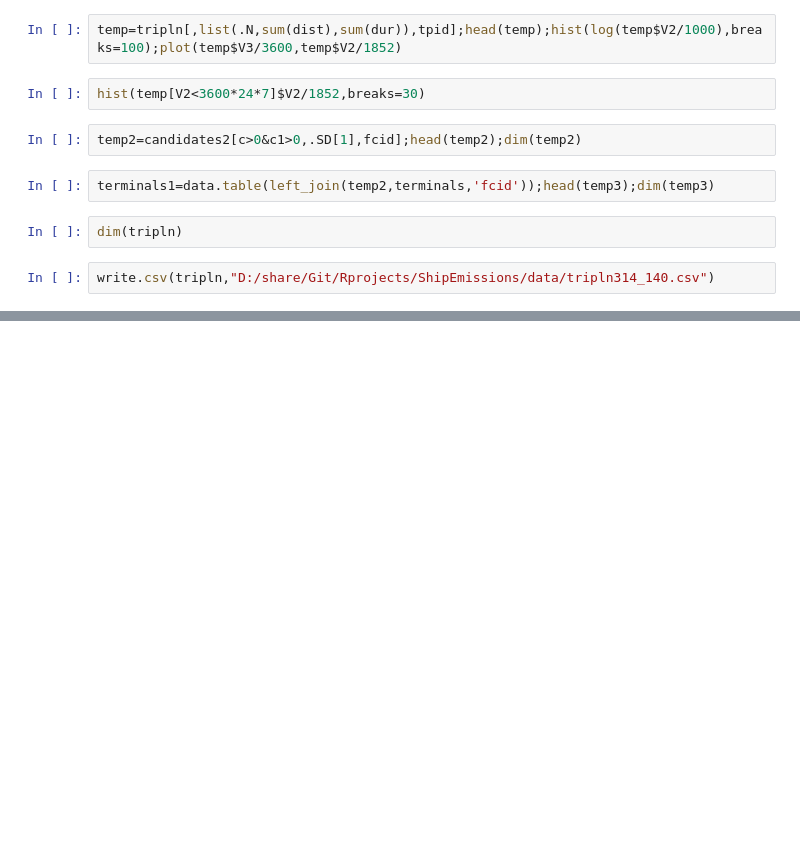
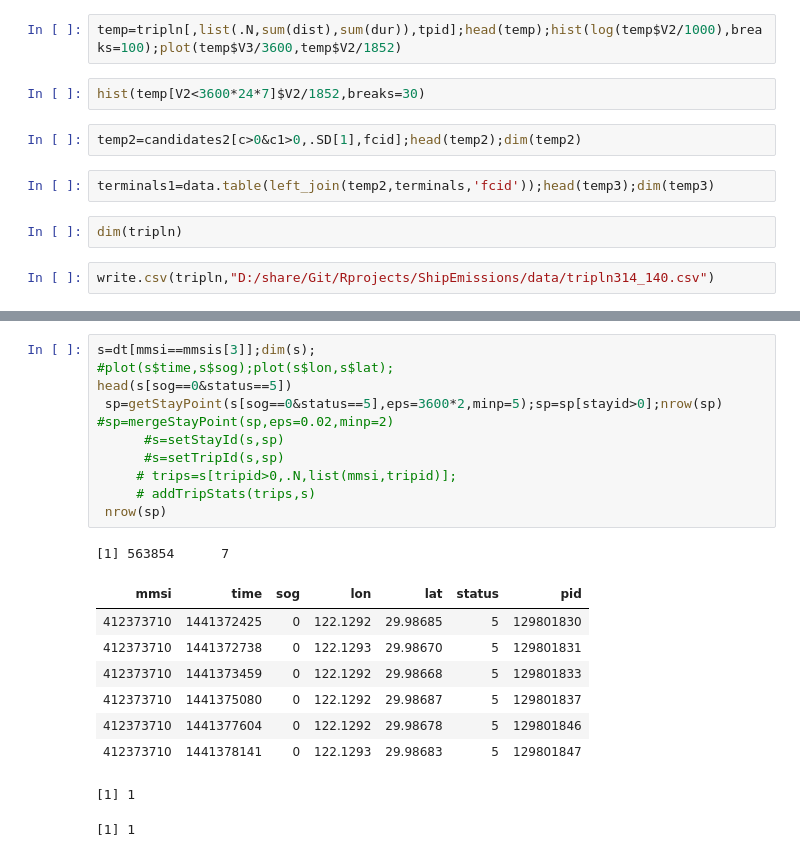
Before and after one commit to cynsky/ShipEmissions, a Jupyter notebook: notebook/GLOBAL_CONTAINER_TERMINAL_YEAR_SMU_R.ipynb, the cells around one changed output, grey strips where cells are left out. Saved outputs shown, nothing was run; the diff lists cells and outputs as text; blank space fills up the shorter version.

```diff
--- a/notebook/GLOBAL_CONTAINER_TERMINAL_YEAR_SMU_R.ipynb
+++ b/notebook/GLOBAL_CONTAINER_TERMINAL_YEAR_SMU_R.ipynb
@@ -378,0 +538,22 @@ write.csv(tripln,"D:/share/Git/Rprojects/ShipEmissions/data/tripln314_140.csv")
+# %%
+s=dt[mmsi==mmsis[3]];dim(s);
+#plot(s$time,s$sog);plot(s$lon,s$lat);
+head(s[sog==0&status==5])
+ sp=getStayPoint(s[sog==0&status==5],eps=3600*2,minp=5);sp=sp[stayid>0];nrow(sp)
+#sp=mergeStayPoint(sp,eps=0.02,minp=2)
+      #s=setStayId(s,sp)
+      #s=setTripId(s,sp)
+     # trips=s[tripid>0,.N,list(mmsi,tripid)];
+     # addTripStats(trips,s)
+ nrow(sp)
+# %% [output]
+[1] 563854      7
+| mmsi | time | sog | lon | lat | status | pid |
+| 412373710 | 1441372425 | 0 | 122.1292 | 29.98685 | 5 | 129801830 |
+| 412373710 | 1441372738 | 0 | 122.1293 | 29.98670 | 5 | 129801831 |
+| 412373710 | 1441373459 | 0 | 122.1292 | 29.98668 | 5 | 129801833 |
+| 412373710 | 1441375080 | 0 | 122.1292 | 29.98687 | 5 | 129801837 |
+| 412373710 | 1441377604 | 0 | 122.1292 | 29.98678 | 5 | 129801846 |
+| 412373710 | 1441378141 | 0 | 122.1293 | 29.98683 | 5 | 129801847 |
+[1] 1
+[1] 1
```
Also changed, not shown: parts of 23 cells of this notebook.
